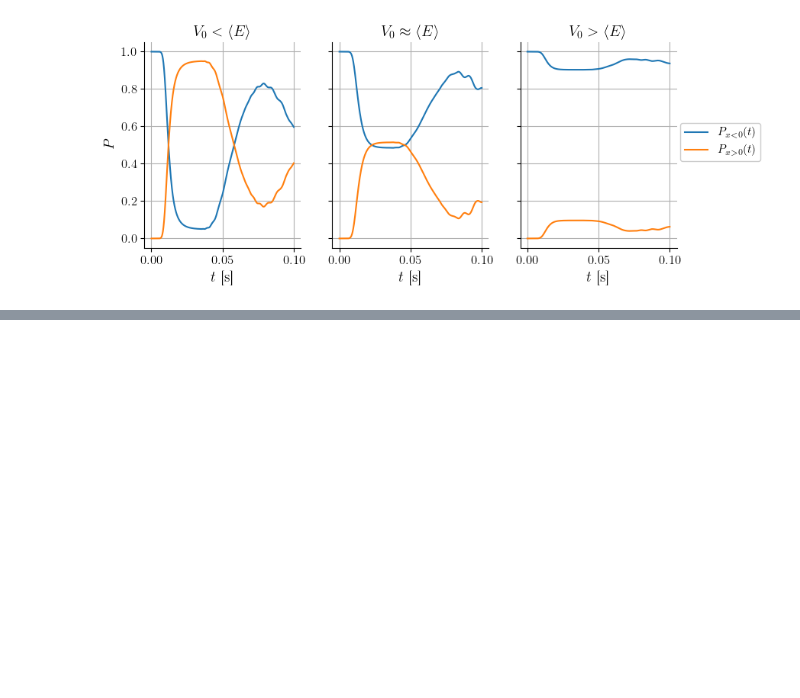
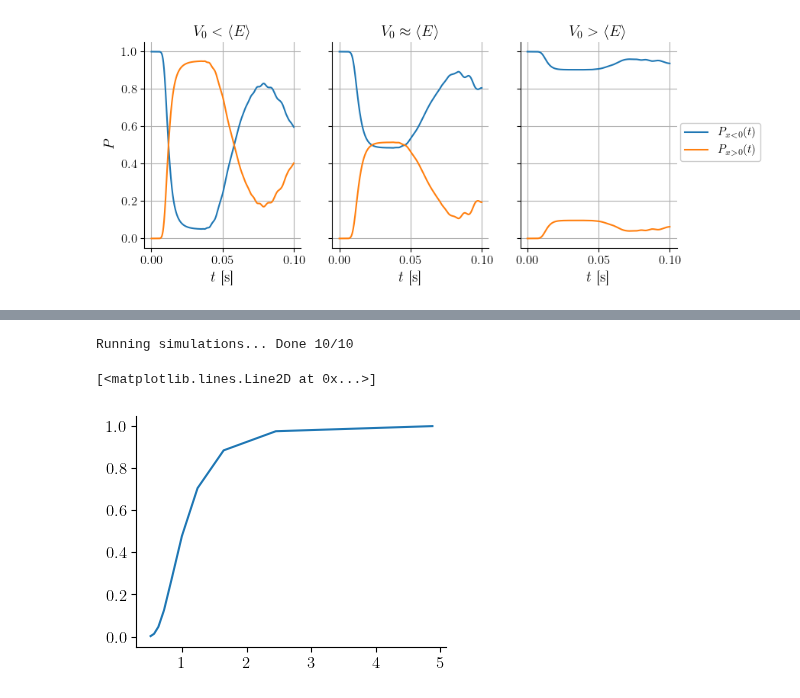
Before and after one commit to TomVdt/PhysNum, a Jupyter notebook: exercice6/analysis/analysis_ii.ipynb, the cells around one changed output, grey strips where cells are left out. Drawn from its saved outputs; the diff is of its cells as text; code cells hidden in the pictures; blank space fills up the shorter version.

```diff
--- a/exercice6/analysis/analysis_ii.ipynb
+++ b/exercice6/analysis/analysis_ii.ipynb
@@ -126,0 +207,28 @@ fig.legend(bbox_to_anchor=(1.03,0.6))
+# %%
+V0s = np.linspace(0.2, 2, num=10) * E
+
+dataset_conv_Es = run_with_params(
+    config_name,
+    gen_variations({
+        'V0': V0s,
+        'Nintervals': [512],
+        # 'dt': delta_ts
+    })
+)
+# %% [output]
+Running simulations... Done 10/10
+# %%
+probs = []
+E_moys = []
+for i, (params, data_pot, data_psi2, data_obs) in enumerate(dataset_conv_Es):
+    t, prob, E = extract_at_time((params, data_pot, data_psi2, data_obs))
+    # print(t)
+    probs.append(prob)
+    E_moys.append(E)
+probs = np.array(probs)
+E_moys = np.array(E_moys)
+# %%
+plt.plot(E_moys/V0s, probs)
+# %% [output]
+[<matplotlib.lines.Line2D at 0x...>]
+[figure, added]
```
Also changed, not shown: parts of 11 cells of this notebook.
